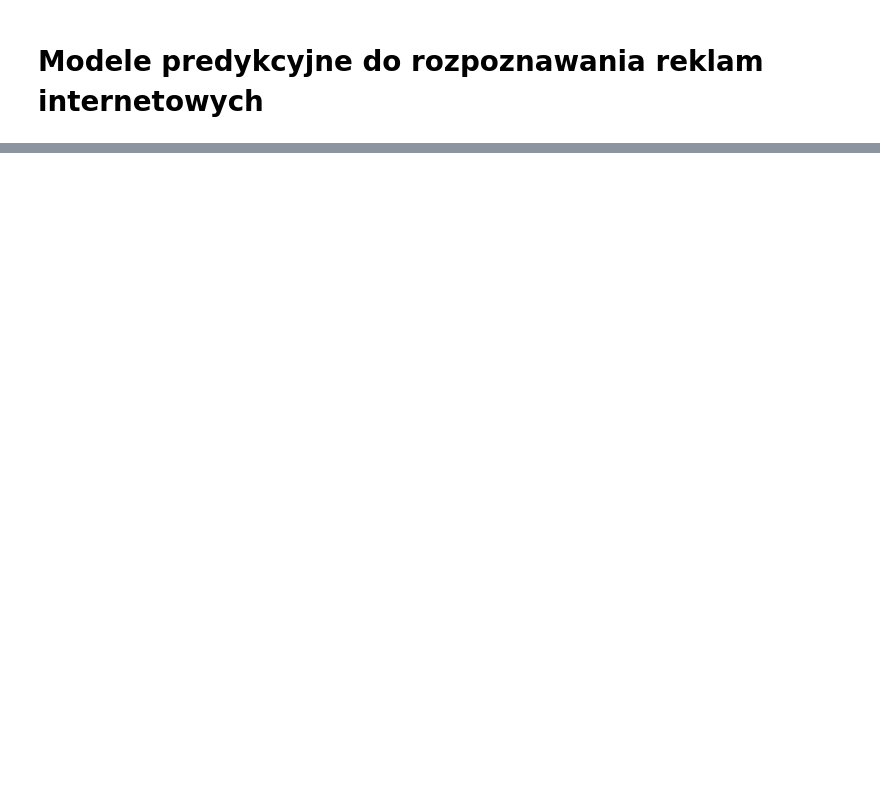
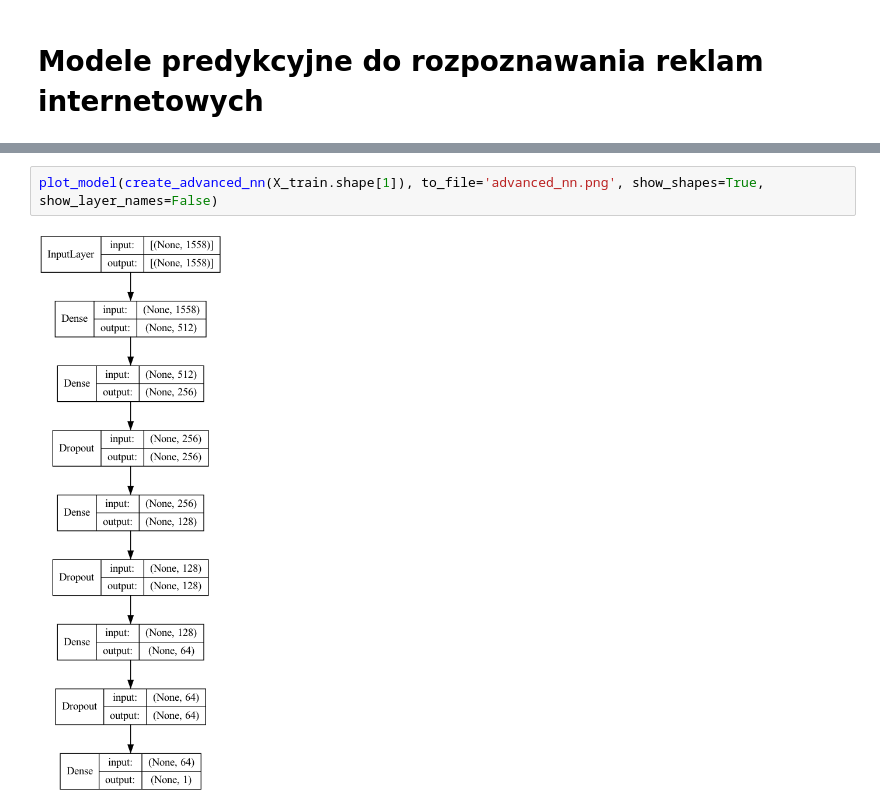
Before and after one commit to nexif/ADD-projekt, a Jupyter notebook: main.ipynb, the cells around one changed output, grey strips where cells are left out. Saved outputs shown, nothing was run; the diff lists cells and outputs as text; blank space fills up the shorter version.

```diff
--- a/main.ipynb
+++ b/main.ipynb
@@ -172,0 +468,4 @@ Dokładność modelu dla danych przetworzonych PCA:  96.65 %
+# %%
+plot_model(create_advanced_nn(X_train.shape[1]), to_file='advanced_nn.png', show_shapes=True, show_layer_names=False)
+# %% [output]
+[figure, added]
```
Also changed, not shown: parts of 31 cells of this notebook, 2 other files.
